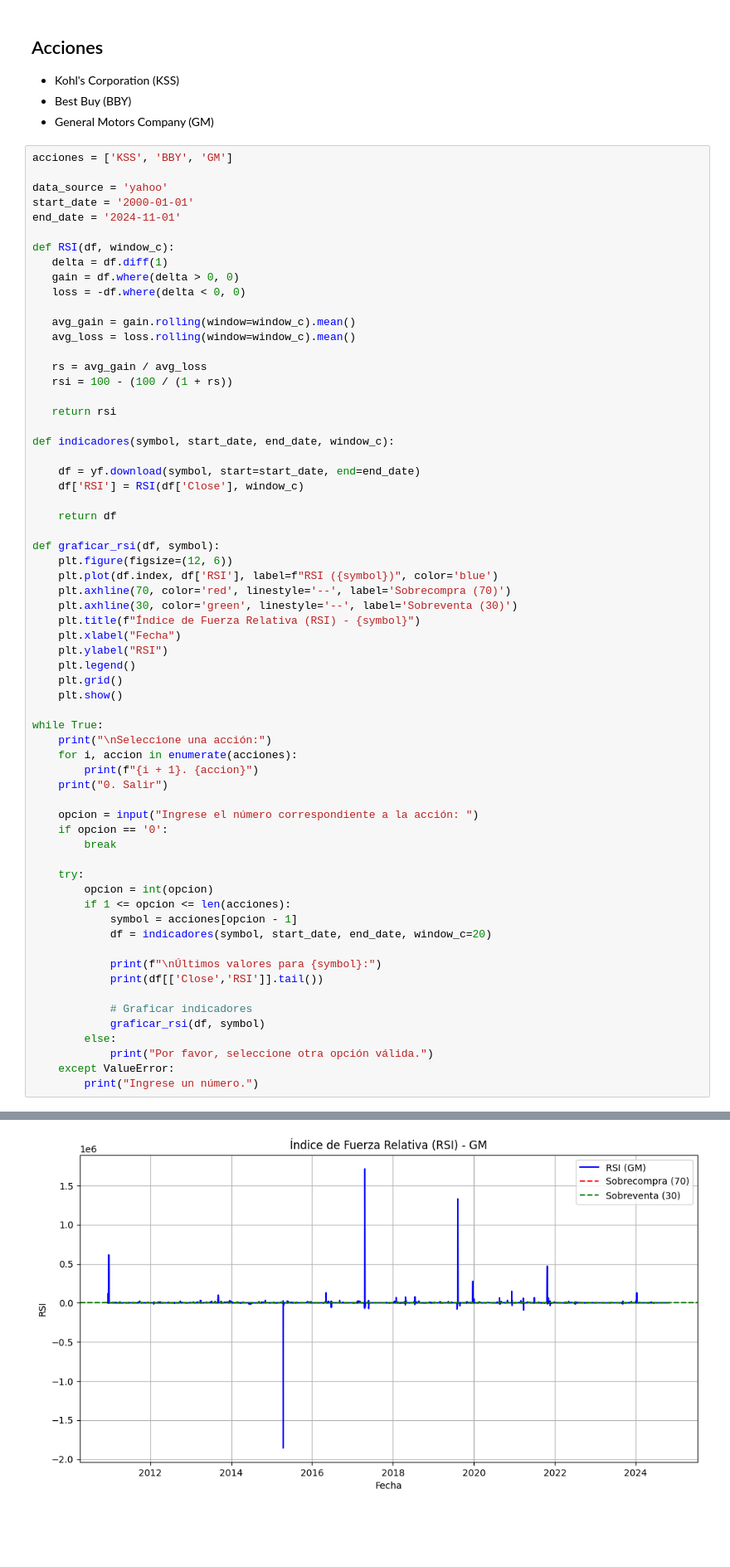
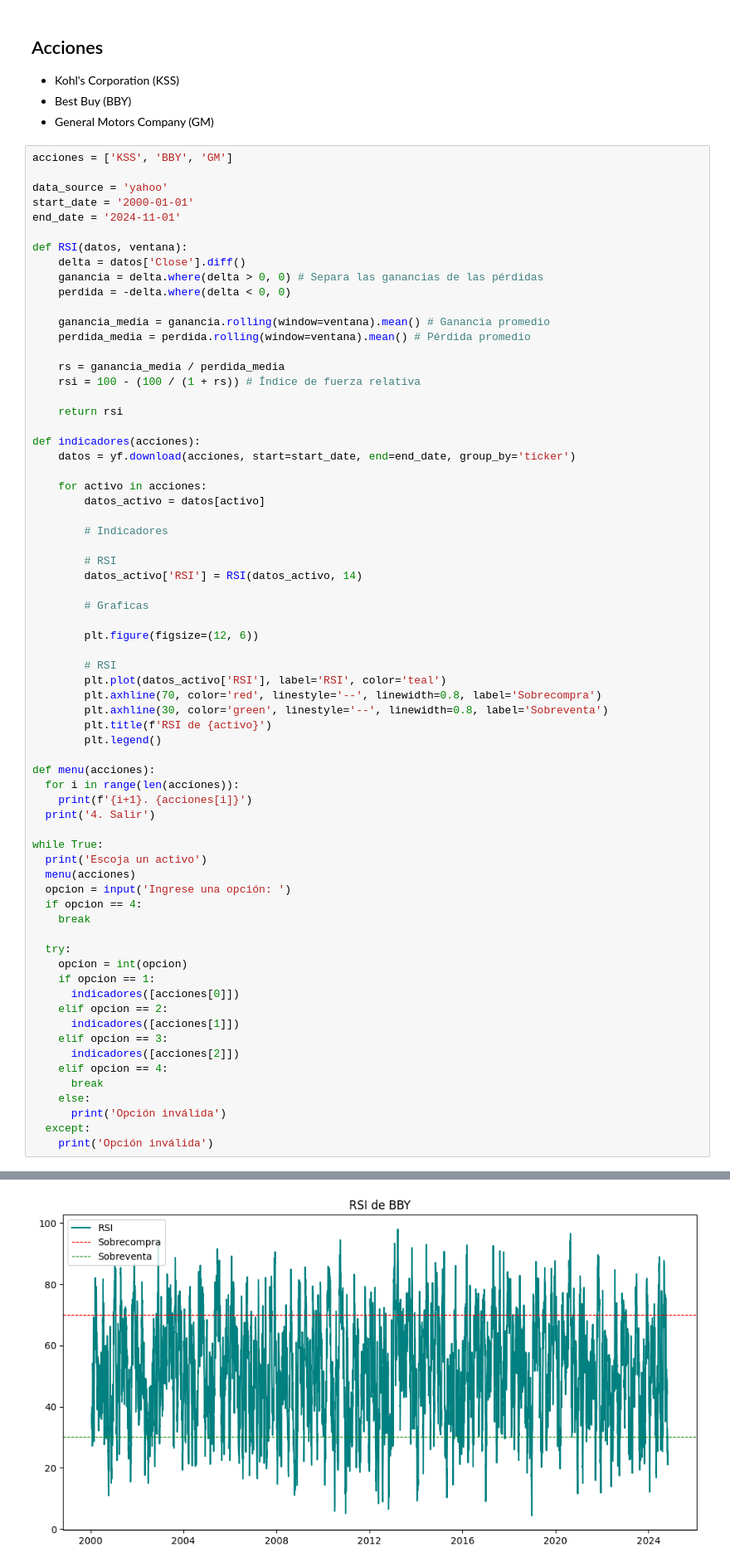
Before and after one commit to Vannod/SistemasFyC, a Jupyter notebook: Tarea_RSI.ipynb, the cells around one changed output, grey strips where cells are left out. Shown: that part at 83% size. Drawn from its saved outputs; the diff is of its cells as text; blank space fills up the shorter version.

```diff
--- a/Tarea_RSI.ipynb
+++ b/Tarea_RSI.ipynb
@@ -24,61 +23,65 @@ data_source = 'yahoo'
 start_date = '2000-01-01'
 end_date = '2024-11-01'
 
-def RSI(df, window_c):
-   delta = df.diff(1)
-   gain = df.where(delta > 0, 0)
-   loss = -df.where(delta < 0, 0)
+def RSI(datos, ventana):
+    delta = datos['Close'].diff()
+    ganancia = delta.where(delta > 0, 0) # Separa las ganancias de las pérdidas
+    perdida = -delta.where(delta < 0, 0)
 
-   avg_gain = gain.rolling(window=window_c).mean()
-   avg_loss = loss.rolling(window=window_c).mean()
+    ganancia_media = ganancia.rolling(window=ventana).mean() # Ganancia promedio
+    perdida_media = perdida.rolling(window=ventana).mean() # Pérdida promedio
 
-   rs = avg_gain / avg_loss
-   rsi = 100 - (100 / (1 + rs))
+    rs = ganancia_media / perdida_media
+    rsi = 100 - (100 / (1 + rs)) # Índice de fuerza relativa
 
-   return rsi
+    return rsi
 
-def indicadores(symbol, start_date, end_date, window_c):
+def indicadores(acciones):
+    datos = yf.download(acciones, start=start_date, end=end_date, group_by='ticker')
 
-    df = yf.download(symbol, start=start_date, end=end_date)
-    df['RSI'] = RSI(df['Close'], window_c)
+    for activo in acciones:
+        datos_activo = datos[activo]
 
-    return df
+        # Indicadores
 
-def graficar_rsi(df, symbol):
-    plt.figure(figsize=(12, 6))
-    plt.plot(df.index, df['RSI'], label=f"RSI ({symbol})", color='blue')
-    plt.axhline(70, color='red', linestyle='--', label='Sobrecompra (70)')
-    plt.axhline(30, color='green', linestyle='--', label='Sobreventa (30)')
-    plt.title(f"Índice de Fuerza Relativa (RSI) - {symbol}")
-    plt.xlabel("Fecha")
-    plt.ylabel("RSI")
-    plt.legend()
-    plt.grid()
-    plt.show()
+        # RSI
+        datos_activo['RSI'] = RSI(datos_activo, 14)
+
+        # Graficas
+
+        plt.figure(figsize=(12, 6))
+
+        # RSI
+        plt.plot(datos_activo['RSI'], label='RSI', color='teal')
+        plt.axhline(70, color='red', linestyle='--', linewidth=0.8, label='Sobrecompra')
+        plt.axhline(30, color='green', linestyle='--', linewidth=0.8, label='Sobreventa')
+        plt.title(f'RSI de {activo}')
+        plt.legend()
+
+def menu(acciones):
+  for i in range(len(acciones)):
+    print(f'{i+1}. {acciones[i]}')
+  print('4. Salir')
 
 while True:
-    print("\nSeleccione una acción:")
-    for i, accion in enumerate(acciones):
-        print(f"{i + 1}. {accion}")
-    print("0. Salir")
+  print('Escoja un activo')
+  menu(acciones)
+  opcion = input('Ingrese una opción: ')
+  if opcion == 4:
+    break
 
-    opcion = input("Ingrese el número correspondiente a la acción: ")
-    if opcion == '0':
-        break
-
-    try:
-        opcion = int(opcion)
-        if 1 <= opcion <= len(acciones):
-            symbol = acciones[opcion - 1]
-            df = indicadores(symbol, start_date, end_date, window_c=20)
-
-            print(f"\nÚltimos valores para {symbol}:")
-            print(df[['Close','RSI']].tail())
-
-            # Graficar indicadores
-            graficar_rsi(df, symbol)
-        else:
-            print("Por favor, seleccione otra opción válida.")
-    except ValueError:
-        print("Ingrese un número.")
+  try:
+    opcion = int(opcion)
+    if opcion == 1:
+      indicadores([acciones[0]])
+    elif opcion == 2:
+      indicadores([acciones[1]])
+    elif opcion == 3:
+      indicadores([acciones[2]])
+    elif opcion == 4:
+      break
+    else:
+      print('Opción inválida')
+  except:
+    print('Opción inválida')
 # %% [output]
@@ -101 +106 @@ Date
-[figure, old version]
+[figure, new version]
```
Also changed, not shown: parts of 2 cells of this notebook.
